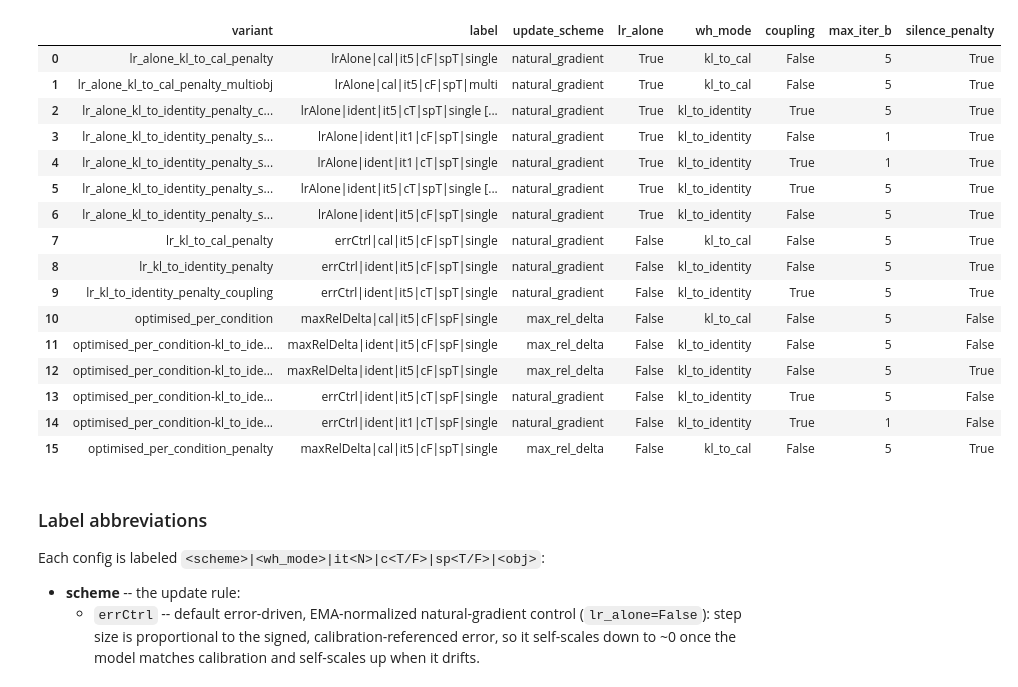
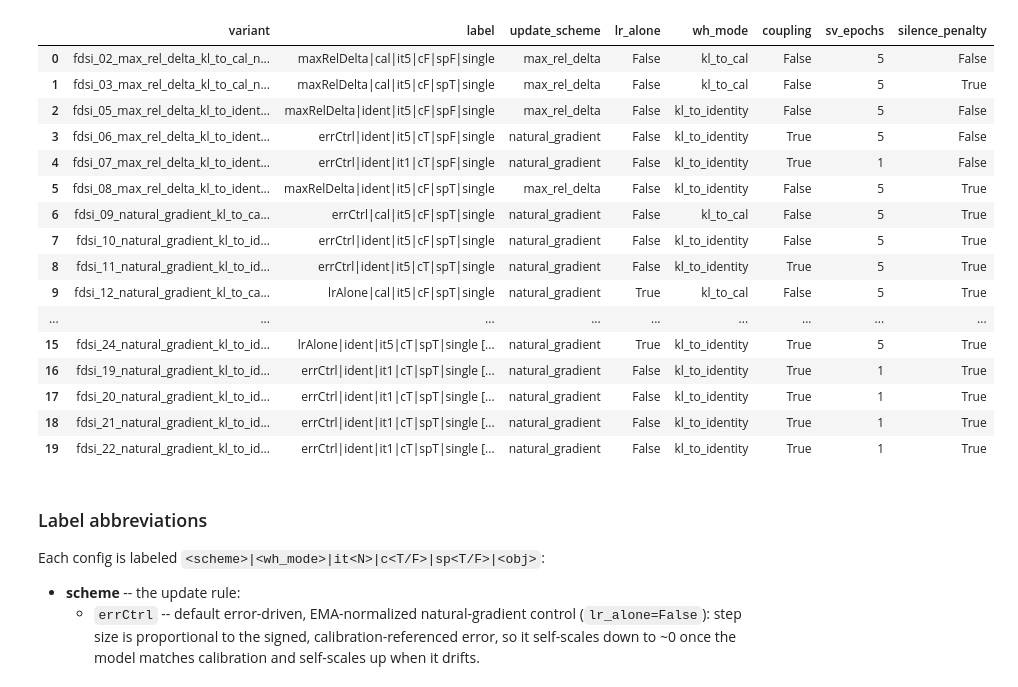
Before and after one commit to imendezguerra/adapt_decomp, a Jupyter notebook: notebooks/muniverse_simulations/fdsi_25_config_ablation_comparison.ipynb, the cells around one changed output. Drawn from its saved outputs; the diff is of its cells as text; code cells hidden in the pictures.

```diff
--- a/notebooks/muniverse_simulations/fdsi_25_config_ablation_comparison.ipynb
+++ b/notebooks/muniverse_simulations/fdsi_25_config_ablation_comparison.ipynb
@@ -60,26 +66,55 @@ already stores the *full* set of flags used for that run (`lr_alone`, `wh_mode`,
 # %%
+def _scheme_and_step(cfg):
+    """Two natural-gradient key-naming conventions exist on disk: `lr_v`/`lr_b` (fdsi_06 onward,
+    including the pooled/single-condition BO/TPE runs) and the older `wh_learning_rate`/
+    `sv_learning_rate`. Recognise either so runs aren't silently dropped."""
+    if 'lr_v' in cfg:
+        return 'natural_gradient', cfg['lr_v'], cfg['lr_b']
+    if 'wh_learning_rate' in cfg:
+        return 'natural_gradient', cfg['wh_learning_rate'], cfg['sv_learning_rate']
+    if 'max_rel_delta_v' in cfg:
+        return 'max_rel_delta', cfg['max_rel_delta_v'], cfg['max_rel_delta_b']
+    return None, None, None
+
+
+def _row_from_cfg(variant, cond, cfg):
+    scheme, sv, sb = _scheme_and_step(cfg)
+    if scheme is None:
+        return None
+    return dict(
+        variant=variant, condition=cond, update_scheme=scheme,
+        lr_alone=bool(cfg.get('lr_alone', False)),
+        wh_mode=cfg.get('wh_mode'),
+        coupling=bool(cfg.get('wh_b_coupling', False)),
+        sv_epochs=cfg.get('max_iter_b'),
+        silence_penalty=bool(cfg.get('silence_penalty', False)),
+        optim_loss=cfg.get('optim_loss', 'single_obj'),
+        step_v=sv, step_b=sb,
+    )
+
+
 cfg_rows = []
+
+# per-condition tuned configs (fdsi_02-fdsi_17, fdsi_23/24, ...): one JSON per ramp duration
 for cfgfile in glob.glob(str(ROOT / '*' / 'optimisation' / 'best_config_triangular-ramp*.json')):
     p = Path(cfgfile)
     variant = p.parent.parent.name
     cond = p.stem.replace('best_config_', '')
+    row = _row_from_cfg(variant, cond, json.load(open(p)))
+    if row is not None:
+        cfg_rows.append(row)
+
+# pooled / single-condition configs (fdsi_19-22): a single JSON tuned once and applied identically
+# to every ramp condition, so it's expanded into one row per condition here to join the same way.
+for cfgfile in glob.glob(str(ROOT / '*' / 'optimisation' / 'best_config.json')):
+    p = Path(cfgfile)
+    variant = p.parent.parent.name
     cfg = json.load(open(p))
-    if 'wh_learning_rate' in cfg:
-        scheme, sv, sb = 'natural_gradient', cfg['wh_learning_rate'], cfg['sv_learning_rate']
-    elif 'max_rel_delta_v' in cfg:
-        scheme, sv, sb = 'max_rel_delta', cfg['max_rel_delta_v'], cfg['max_rel_delta_b']
-    else:
-        continue
-    cfg_rows.append(dict(
-        variant=variant, condition=cond, update_scheme=scheme,
-        lr_alone=bool(cfg.get('lr_alone', False)),
-        wh_mode=cfg.get('wh_mode'),
-        coupling=bool(cfg.get('wh_b_coupling', False)),
-        sv_epochs=cfg.get('sv_epochs'),
-        silence_penalty=bool(cfg.get('silence_penalty', False)),
-        optim_loss=cfg.get('optim_loss', 'single_obj'),
-        step_v=sv, step_b=sb,
-    ))
+    for cond in TRIANGULAR:
+        row = _row_from_cfg(variant, cond, cfg)
+        if row is not None:
+            cfg_rows.append(row)
+
 cfg_df = pd.DataFrame(cfg_rows)
 
 
@@ -121,20 +156,20 @@ discovered 16 config variants x 4 conditions
-|  | variant | label | update_scheme | lr_alone | wh_mode | coupling | max_iter_b | silence_penalty |
-| 0 | lr_alone_kl_to_cal_penalty | lrAlone|cal|it5|cF|spT|single | natural_gradient | True | kl_to_cal | False | 5 | True |
-| 1 | lr_alone_kl_to_cal_penalty_multiobj | lrAlone|cal|it5|cF|spT|multi | natural_gradient | True | kl_to_cal | False | 5 | True |
-| 2 | lr_alone_kl_to_identity_penalty_c... | lrAlone|ident|it5|cT|spT|single [... | natural_gradient | True | kl_to_identity | True | 5 | True |
-| 3 | lr_alone_kl_to_identity_penalty_s... | lrAlone|ident|it1|cF|spT|single | natural_gradient | True | kl_to_identity | False | 1 | True |
-| 4 | lr_alone_kl_to_identity_penalty_s... | lrAlone|ident|it1|cT|spT|single | natural_gradient | True | kl_to_identity | True | 1 | True |
-| 5 | lr_alone_kl_to_identity_penalty_s... | lrAlone|ident|it5|cT|spT|single [... | natural_gradient | True | kl_to_identity | True | 5 | True |
-| 6 | lr_alone_kl_to_identity_penalty_s... | lrAlone|ident|it5|cF|spT|single | natural_gradient | True | kl_to_identity | False | 5 | True |
-| 7 | lr_kl_to_cal_penalty | errCtrl|cal|it5|cF|spT|single | natural_gradient | False | kl_to_cal | False | 5 | True |
-| 8 | lr_kl_to_identity_penalty | errCtrl|ident|it5|cF|spT|single | natural_gradient | False | kl_to_identity | False | 5 | True |
-| 9 | lr_kl_to_identity_penalty_coupling | errCtrl|ident|it5|cT|spT|single | natural_gradient | False | kl_to_identity | True | 5 | True |
-| 10 | optimised_per_condition | maxRelDelta|cal|it5|cF|spF|single | max_rel_delta | False | kl_to_cal | False | 5 | False |
-| 11 | optimised_per_condition-kl_to_ide... | maxRelDelta|ident|it5|cF|spF|single | max_rel_delta | False | kl_to_identity | False | 5 | False |
-| 12 | optimised_per_condition-kl_to_ide... | maxRelDelta|ident|it5|cF|spT|single | max_rel_delta | False | kl_to_identity | False | 5 | True |
-| 13 | optimised_per_condition-kl_to_ide... | errCtrl|ident|it5|cT|spF|single | natural_gradient | False | kl_to_identity | True | 5 | False |
-| 14 | optimised_per_condition-kl_to_ide... | errCtrl|ident|it1|cT|spF|single | natural_gradient | False | kl_to_identity | True | 1 | False |
-| 15 | optimised_per_condition_penalty | maxRelDelta|cal|it5|cF|spT|single | max_rel_delta | False | kl_to_cal | False | 5 | True |
+|  | variant | label | update_scheme | lr_alone | wh_mode | coupling | sv_epochs | silence_penalty |
+| 0 | fdsi_02_max_rel_delta_kl_to_cal_n... | maxRelDelta|cal|it5|cF|spF|single | max_rel_delta | False | kl_to_cal | False | 5 | False |
+| 1 | fdsi_03_max_rel_delta_kl_to_cal_n... | maxRelDelta|cal|it5|cF|spT|single | max_rel_delta | False | kl_to_cal | False | 5 | True |
+| 2 | fdsi_05_max_rel_delta_kl_to_ident... | maxRelDelta|ident|it5|cF|spF|single | max_rel_delta | False | kl_to_identity | False | 5 | False |
+| 3 | fdsi_06_max_rel_delta_kl_to_ident... | errCtrl|ident|it5|cT|spF|single | natural_gradient | False | kl_to_identity | True | 5 | False |
+| 4 | fdsi_07_max_rel_delta_kl_to_ident... | errCtrl|ident|it1|cT|spF|single | natural_gradient | False | kl_to_identity | True | 1 | False |
+| 5 | fdsi_08_max_rel_delta_kl_to_ident... | maxRelDelta|ident|it5|cF|spT|single | max_rel_delta | False | kl_to_identity | False | 5 | True |
+| 6 | fdsi_09_natural_gradient_kl_to_ca... | errCtrl|cal|it5|cF|spT|single | natural_gradient | False | kl_to_cal | False | 5 | True |
+| 7 | fdsi_10_natural_gradient_kl_to_id... | errCtrl|ident|it5|cF|spT|single | natural_gradient | False | kl_to_identity | False | 5 | True |
+| 8 | fdsi_11_natural_gradient_kl_to_id... | errCtrl|ident|it5|cT|spT|single | natural_gradient | False | kl_to_identity | True | 5 | True |
+| 9 | fdsi_12_natural_gradient_kl_to_ca... | lrAlone|cal|it5|cF|spT|single | natural_gradient | True | kl_to_cal | False | 5 | True |
+| ... | ... | ... | ... | ... | ... | ... | ... | ... |
+| 15 | fdsi_24_natural_gradient_kl_to_id... | lrAlone|ident|it5|cT|spT|single [... | natural_gradient | True | kl_to_identity | True | 5 | True |
+| 16 | fdsi_19_natural_gradient_kl_to_id... | errCtrl|ident|it1|cT|spT|single [... | natural_gradient | False | kl_to_identity | True | 1 | True |
+| 17 | fdsi_20_natural_gradient_kl_to_id... | errCtrl|ident|it1|cT|spT|single [... | natural_gradient | False | kl_to_identity | True | 1 | True |
+| 18 | fdsi_21_natural_gradient_kl_to_id... | errCtrl|ident|it1|cT|spT|single [... | natural_gradient | False | kl_to_identity | True | 1 | True |
+| 19 | fdsi_22_natural_gradient_kl_to_id... | errCtrl|ident|it1|cT|spT|single [... | natural_gradient | False | kl_to_identity | True | 1 | True |
 # %% [markdown]
 ### Label abbreviations
 
```
Also changed, not shown: parts of 13 cells of this notebook.
